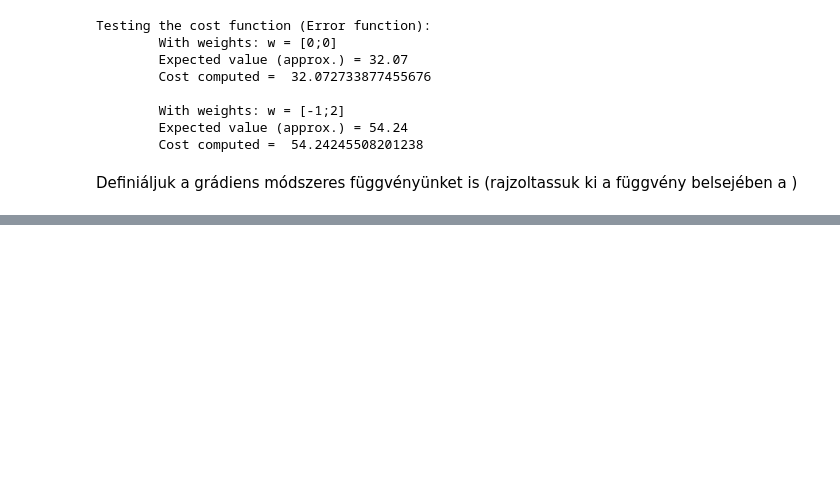
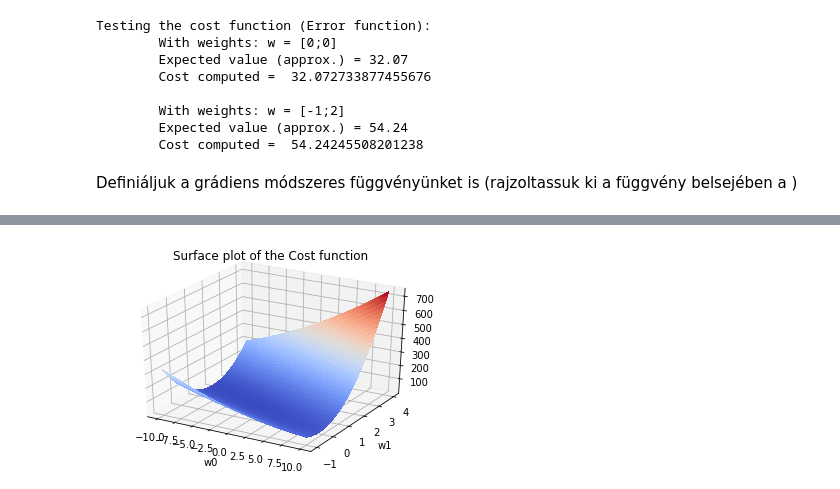
Before and after one commit to Fortuz/MIKRO_lab, a Jupyter notebook: AdaptiveRoboLabor/Jupyter/L01 - LinearRegressionOneVariable/L01 - Linear Regression with One Variable.ipynb, the cells around one changed output, grey strips where cells are left out. Cells and saved outputs as stored; diff of their text form; code cells hidden in the pictures; blank space fills up the shorter version.

```diff
--- a/AdaptiveRoboLabor/Jupyter/L01 - LinearRegressionOneVariable/L01 - Linear Regression with One Variable.ipynb
+++ b/AdaptiveRoboLabor/Jupyter/L01 - LinearRegressionOneVariable/L01 - Linear Regression with One Variable.ipynb
@@ -177,0 +222,21 @@ NameError: name 'C_history' is not defined
+# %%
+w0_vals = np.linspace(-10,10,100)
+w1_vals = np.linspace(-1,4,100)
+C_vals = np.zeros((w0_vals.size,w1_vals.size))
+
+for i in range((w0_vals).size):
+    for j in range((w1_vals).size):
+        t=np.array([w0_vals[i],w1_vals[j]]).reshape(2,1)
+        C_vals[[i],[j]]= computeCost(X,Y,t)
+C_vals=C_vals.T
+# %%
+fig= plt.figure()
+ax=plt.axes(projection='3d')
+x, y = np.meshgrid(w0_vals, w1_vals)
+surf = ax.plot_surface(x, y, C_vals, cmap=cm.coolwarm,linewidth=0, antialiased=False)
+plt.title("Surface plot of the Cost function")
+plt.xlabel("w0")
+plt.ylabel("w1")
+plt.show()
+# %% [output]
+[figure, added]
```
Also changed, not shown: parts of 14 cells of this notebook, 6 other files.
